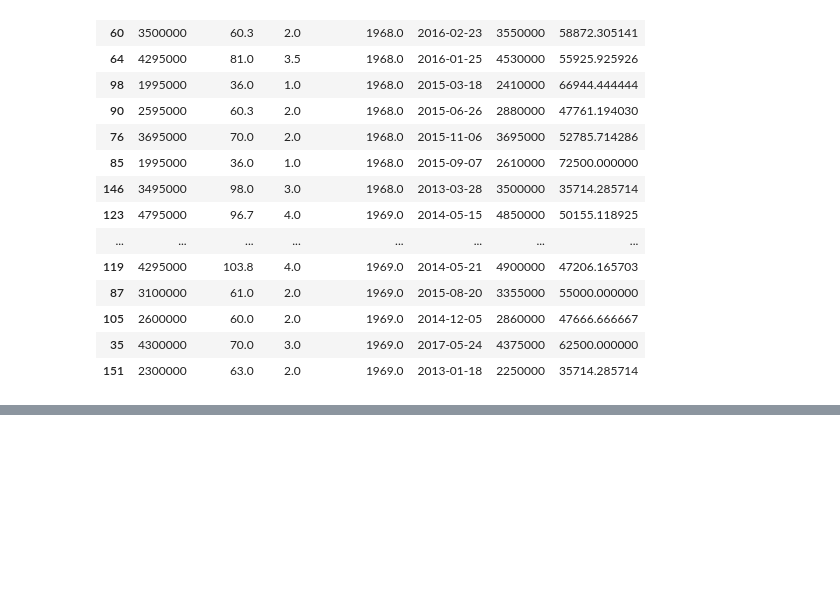
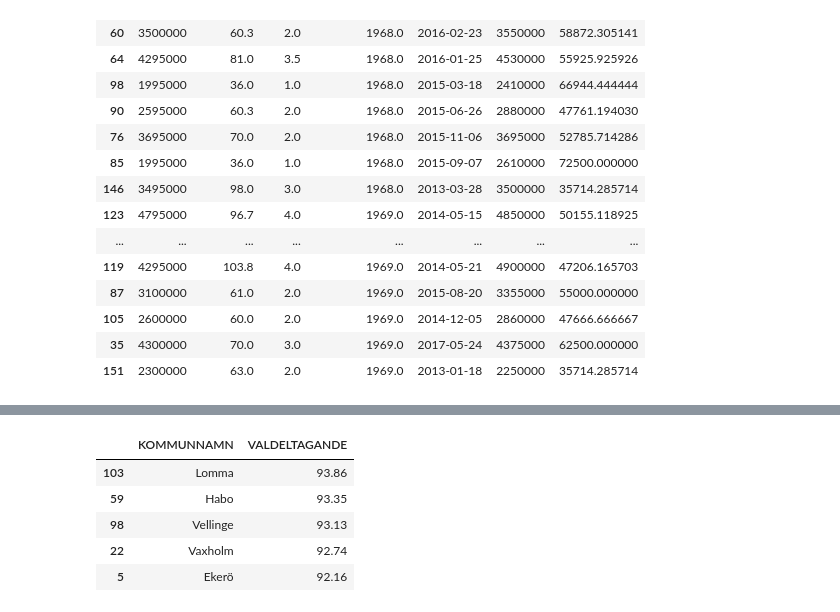
Before and after one commit to BenjaminTillius/su-mt4007, a Jupyter notebook: HW2/HW2.ipynb, the cells around one changed output, grey strips where cells are left out. Cells and saved outputs as stored; diff of their text form; code cells hidden in the pictures; blank space fills up the shorter version.

```diff
--- a/HW2/HW2.ipynb
+++ b/HW2/HW2.ipynb
@@ -125,0 +179,11 @@ df_no_na.tail(20)
+# %%
+df_sorted_participation = df_election.sort_values("VALDELTAGANDE", ascending = False)
+df_sorted_participation_relevent = df_sorted_participation[["KOMMUNNAMN", "VALDELTAGANDE"]]
+df_sorted_participation_relevent.head(5)
+# %% [output]
+|  | KOMMUNNAMN | VALDELTAGANDE |
+| 103 | Lomma | 93.86 |
+| 59 | Habo | 93.35 |
+| 98 | Vellinge | 93.13 |
+| 22 | Vaxholm | 92.74 |
+| 5 | Ekerö | 92.16 |
```
Also changed, not shown: parts of 7 cells of this notebook.
